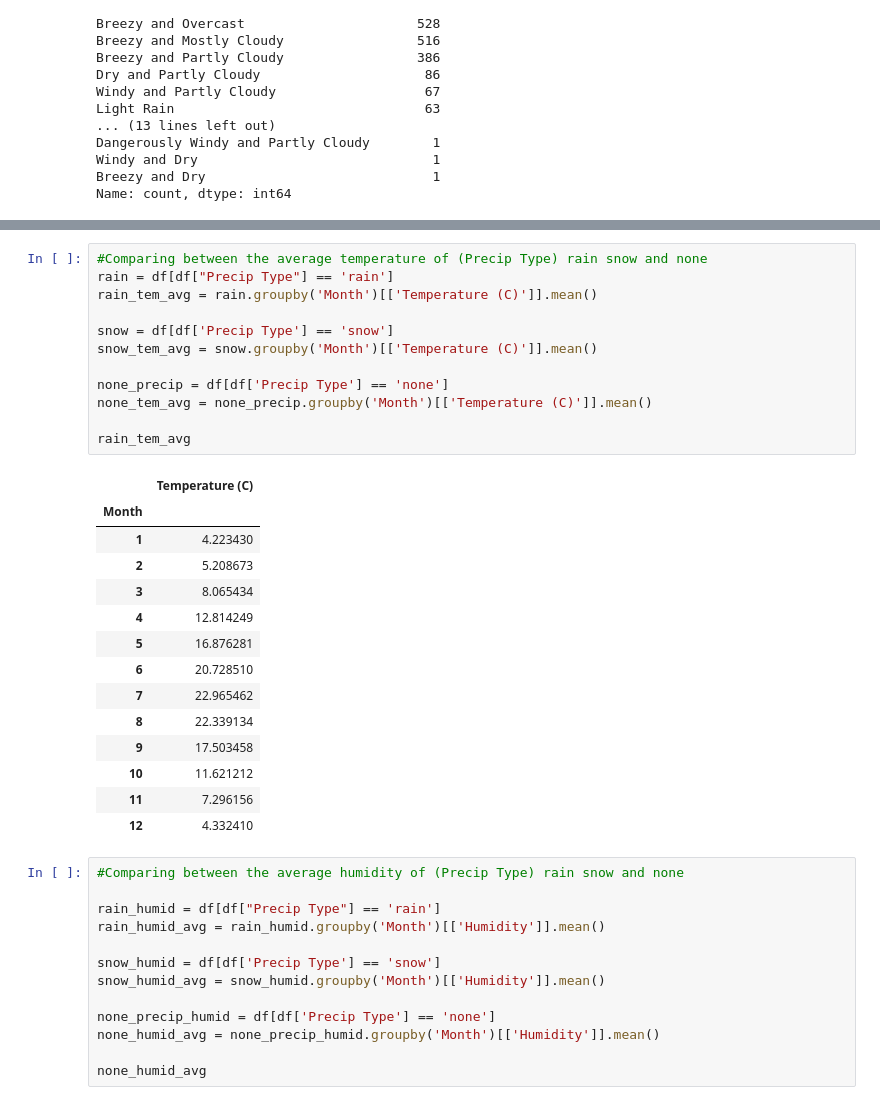
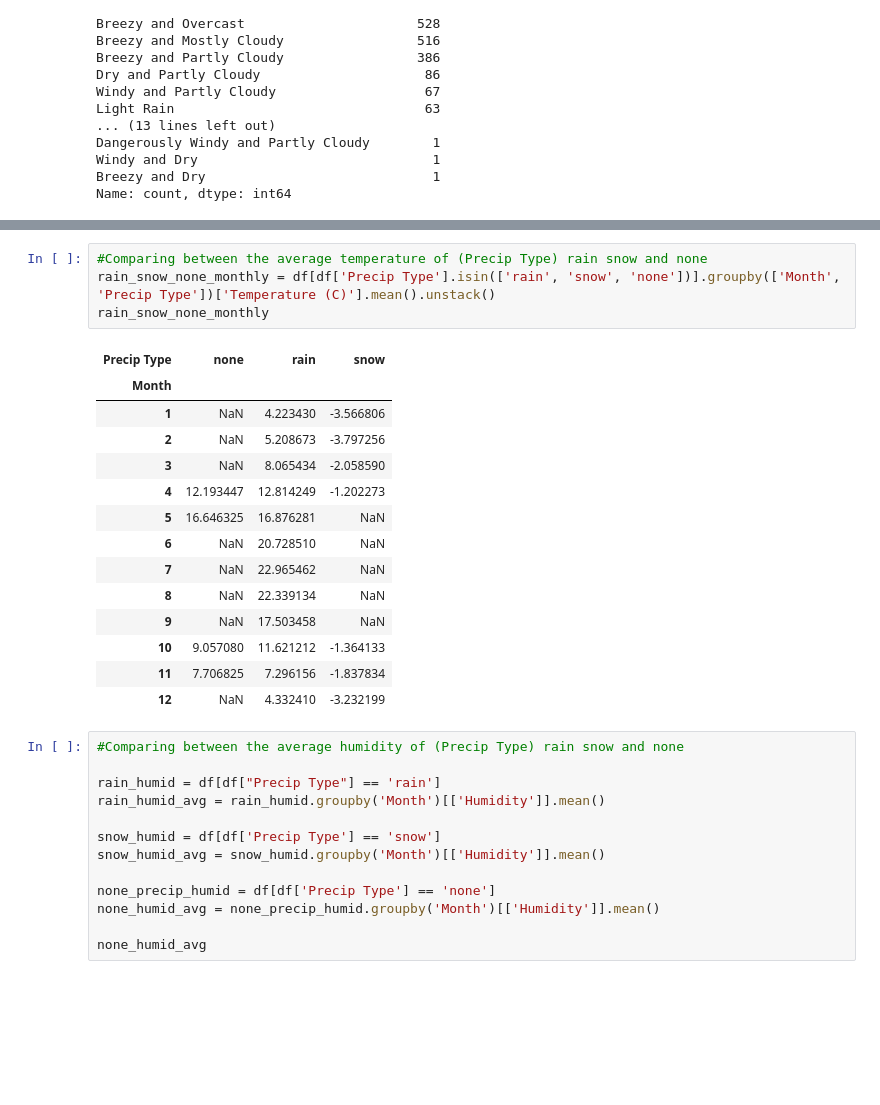
Before and after one commit to CMC-NCKH-2026/Weather_forcasting, a Jupyter notebook: notebooks/Data_Analysis.ipynb, the cells around one changed output, grey strips where cells are left out. Drawn from its saved outputs; the diff is of its cells as text; blank space fills up the shorter version.

```diff
--- a/notebooks/Data_Analysis.ipynb
+++ b/notebooks/Data_Analysis.ipynb
@@ -469,30 +464,22 @@ clear_tem_avg
 # %%
 #Comparing between the average temperature of (Precip Type) rain snow and none
-rain = df[df["Precip Type"] == 'rain']
-rain_tem_avg = rain.groupby('Month')[['Temperature (C)']].mean()
-
-snow = df[df['Precip Type'] == 'snow']
-snow_tem_avg = snow.groupby('Month')[['Temperature (C)']].mean()
-
-none_precip = df[df['Precip Type'] == 'none']
-none_tem_avg = none_precip.groupby('Month')[['Temperature (C)']].mean()
-
-rain_tem_avg
+rain_snow_none_monthly = df[df['Precip Type'].isin(['rain', 'snow', 'none'])].groupby(['Month', 'Precip Type'])['Temperature (C)'].mean().unstack()
+rain_snow_none_monthly
 # %% [output]
-|  | Temperature (C) |
-| Month |  |
-| 1 | 4.223430 |
-| 2 | 5.208673 |
-| 3 | 8.065434 |
-| 4 | 12.814249 |
-| 5 | 16.876281 |
-| 6 | 20.728510 |
-| 7 | 22.965462 |
-| 8 | 22.339134 |
-| 9 | 17.503458 |
-| 10 | 11.621212 |
-| 11 | 7.296156 |
-| 12 | 4.332410 |
+| Precip Type | none | rain | snow |
+| Month |  |  |  |
+| 1 | NaN | 4.223430 | -3.566806 |
+| 2 | NaN | 5.208673 | -3.797256 |
+| 3 | NaN | 8.065434 | -2.058590 |
+| 4 | 12.193447 | 12.814249 | -1.202273 |
+| 5 | 16.646325 | 16.876281 | NaN |
+| 6 | NaN | 20.728510 | NaN |
+| 7 | NaN | 22.965462 | NaN |
+| 8 | NaN | 22.339134 | NaN |
+| 9 | NaN | 17.503458 | NaN |
+| 10 | 9.057080 | 11.621212 | -1.364133 |
+| 11 | 7.706825 | 7.296156 | -1.837834 |
+| 12 | NaN | 4.332410 | -3.232199 |
 # %%
 #Comparing between the average humidity of (Precip Type) rain snow and none
 
```
Also changed, not shown: parts of 5 cells of this notebook.
